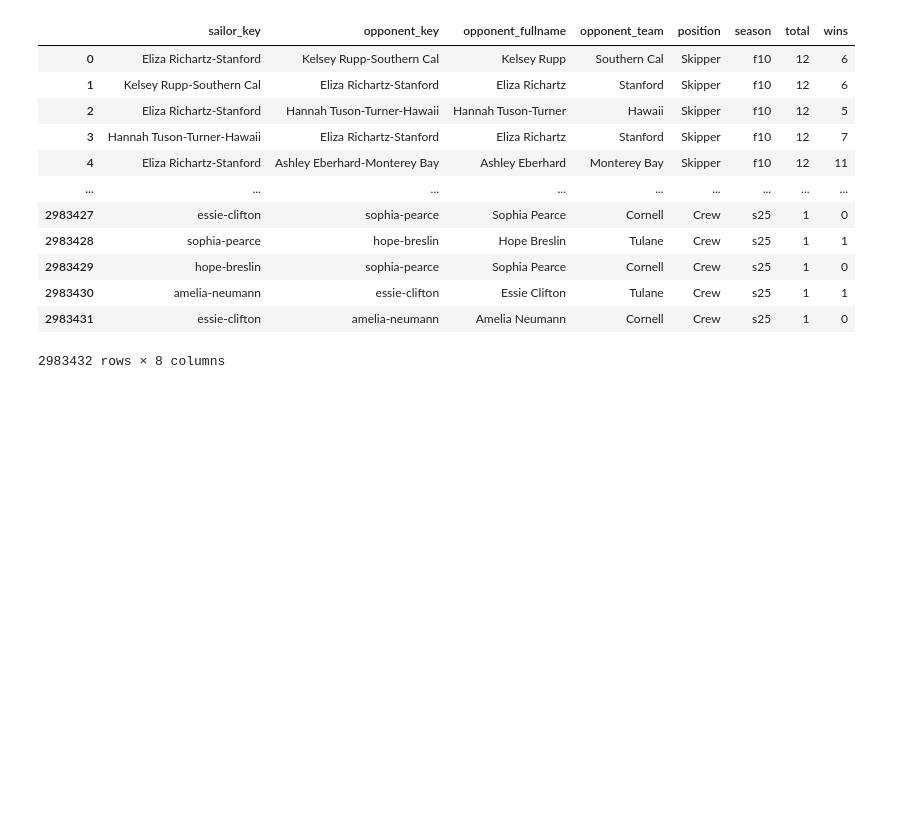
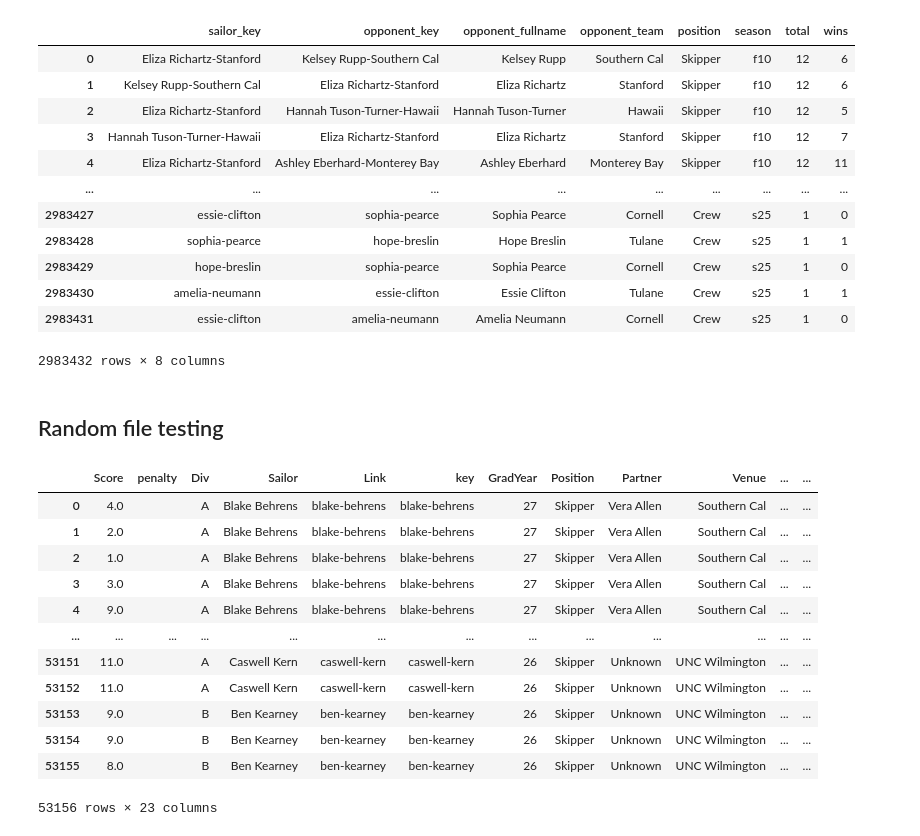
Before and after one commit to 7fi/sailing-rating-calculation, a Jupyter notebook: refactor/testing.ipynb, the cells around one changed output. Saved outputs shown, nothing was run; the diff lists cells and outputs as text; code cells hidden in the pictures; blank space fills up the shorter version.

```diff
--- a/refactor/testing.ipynb
+++ b/refactor/testing.ipynb
@@ -217,3 +217,22 @@ df_rivals
 | 2983430 | amelia-neumann | essie-clifton | Essie Clifton | Tulane | Crew | s25 | 1 | 1 |
 | 2983431 | essie-clifton | amelia-neumann | Amelia Neumann | Cornell | Crew | s25 | 1 | 0 |
 2983432 rows × 8 columns
+# %% [markdown]
+## Random file testing
+# %%
+temp = pd.read_parquet("./../racesfrtest2.parquet")
+temp
+# %% [output]
+|  | Score | penalty | Div | Sailor | Link | key | GradYear | Position | Partner | Venue | ... | ... |
+| 0 | 4.0 |  | A | Blake Behrens | blake-behrens | blake-behrens | 27 | Skipper | Vera Allen | Southern Cal | ... | ... |
+| 1 | 2.0 |  | A | Blake Behrens | blake-behrens | blake-behrens | 27 | Skipper | Vera Allen | Southern Cal | ... | ... |
+| 2 | 1.0 |  | A | Blake Behrens | blake-behrens | blake-behrens | 27 | Skipper | Vera Allen | Southern Cal | ... | ... |
+| 3 | 3.0 |  | A | Blake Behrens | blake-behrens | blake-behrens | 27 | Skipper | Vera Allen | Southern Cal | ... | ... |
+| 4 | 9.0 |  | A | Blake Behrens | blake-behrens | blake-behrens | 27 | Skipper | Vera Allen | Southern Cal | ... | ... |
+| ... | ... | ... | ... | ... | ... | ... | ... | ... | ... | ... | ... | ... |
+| 53151 | 11.0 |  | A | Caswell Kern | caswell-kern | caswell-kern | 26 | Skipper | Unknown | UNC Wilmington | ... | ... |
+| 53152 | 11.0 |  | A | Caswell Kern | caswell-kern | caswell-kern | 26 | Skipper | Unknown | UNC Wilmington | ... | ... |
+| 53153 | 9.0 |  | B | Ben Kearney | ben-kearney | ben-kearney | 26 | Skipper | Unknown | UNC Wilmington | ... | ... |
+| 53154 | 9.0 |  | B | Ben Kearney | ben-kearney | ben-kearney | 26 | Skipper | Unknown | UNC Wilmington | ... | ... |
+| 53155 | 8.0 |  | B | Ben Kearney | ben-kearney | ben-kearney | 26 | Skipper | Unknown | UNC Wilmington | ... | ... |
+53156 rows × 23 columns
```
Also changed, not shown: 4 other files.
